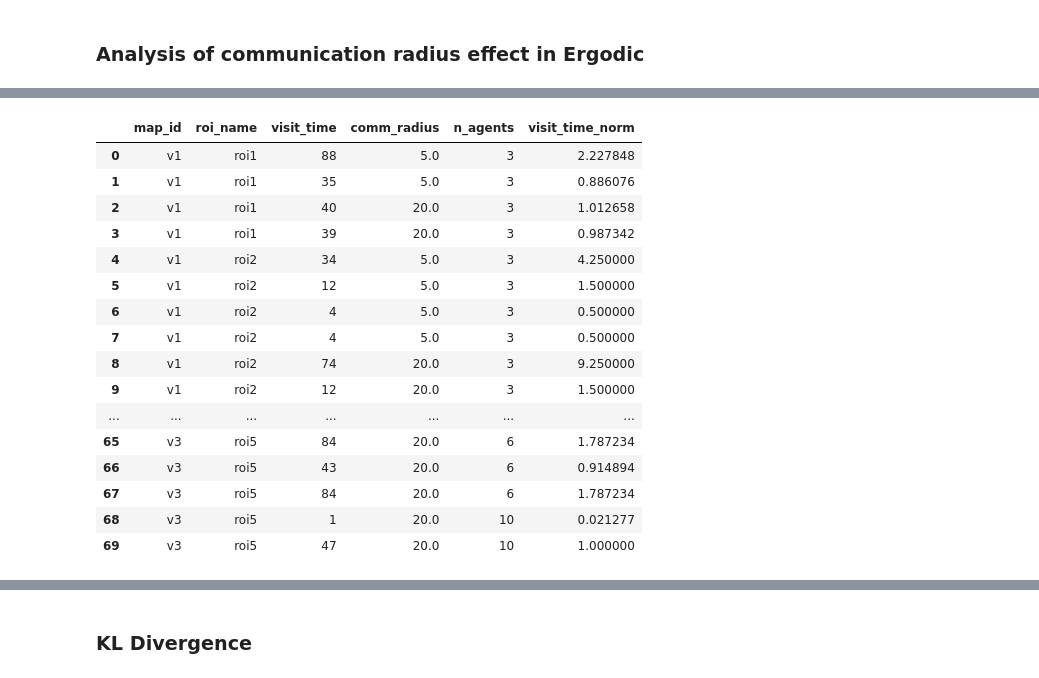
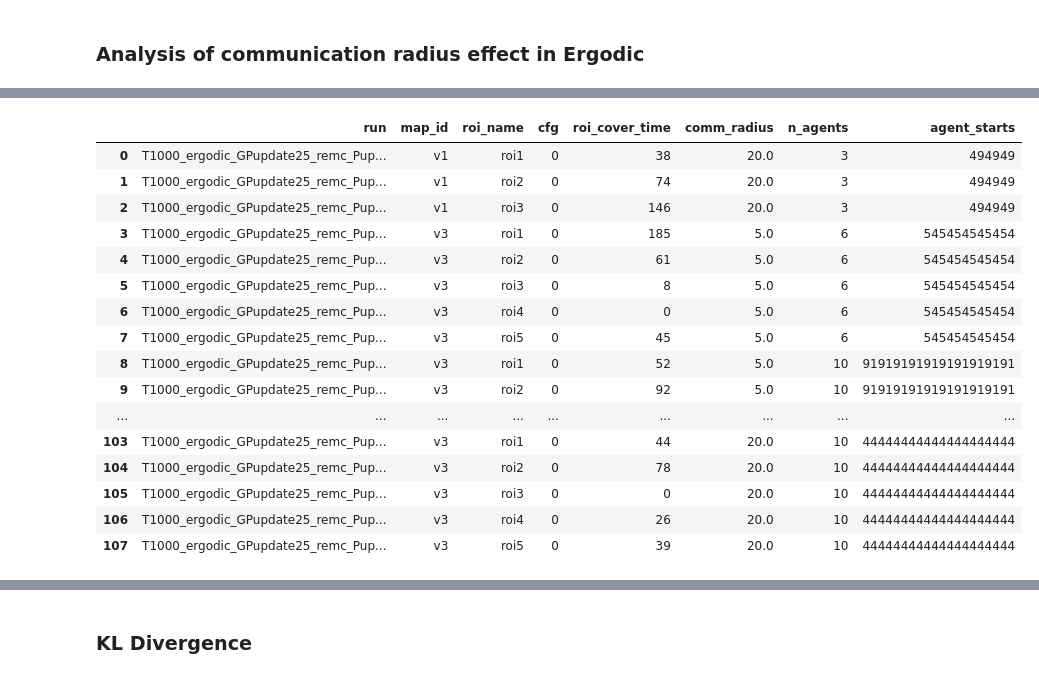
Before and after one commit to sastry-group/MAES, a Jupyter notebook: viz/plot_multiple_methods.ipynb, the cells around one changed output, grey strips where cells are left out. Saved outputs shown, nothing was run; the diff lists cells and outputs as text; code cells hidden in the pictures.

```diff
--- a/viz/plot_multiple_methods.ipynb
+++ b/viz/plot_multiple_methods.ipynb
@@ -895,7 +606,7 @@ print(agent_maps)
 # %% [markdown]
 ### Analysis of communication radius effect in Ergodic
 # %%
-BATCH_DIR = Path("/home/gaby/Documents/UCB/AAM/GIT/sastryrepo/MarkovErgodic/MAES/results/AnalysisComms_v3")
+BATCH_DIR = Path("/home/gaby/Documents/UCB/AAM/GIT/sastryrepo/MarkovErgodic/MAES/results/AnalysisCommRadious_v2")
 for run_dir in list(BATCH_DIR.iterdir()):
     npz = load_run_npz(run_dir)
     print(run_dir.name, "→", get_method_label(npz))
@@ -918,60 +632,71 @@ T1000_ergodic_GPupdate25_remc_Pupdate25_v3_gpucb_static_10_starts444444444444444
 # %%
 roi_rows = []
 
 for run_dir in BATCH_DIR.iterdir():
-    # print("Processing:", run_dir)
     if not run_dir.is_dir():
         continue
 
     npz = load_run_npz(run_dir)
-    label = get_method_label(npz)
+
+    traj_rc_all = npz["traj_rc_all"]
+    true_phi_map_time = npz["true_phi_map_time"]
+    env_dyn = str(npz["env_dyn"])
+
     map_id = extract_map_id_from_name(run_dir.name)
+    n_agents = int(npz["n_agents"])
+    comm_radius = npz["comm_radius"].item()
+    agent_starts = extract_start_from_name(run_dir.name)
 
-    roi_rc   = npz["roi_rc"]                  # (n_roi_cells, 2)
-    roi_name = npz["roi_name"]                # (n_roi_cells,)
-    first_visit = npz["first_visit_step"]     # (nstates,)
-    state_index_map = recover_state_index_map(npz)
+    roi_sets = build_roi_cellsets(
+        npz["roi_rc"],
+        npz["roi_name"]
+    )
 
-    for (r, c), name in zip(roi_rc, roi_name):
-        s = state_index_map[(int(r), int(c))]
-        t = int(first_visit[s])
+    if env_dyn == "static":
+        rows = roi_cover_times_static(
+            traj_rc_all,
+            roi_sets,
+            n_agents
+        )
+    else:
+        rows = roi_cover_times_dynamic(
+            traj_rc_all,
+            roi_sets,
+            n_agents,
+            true_phi_map_time
+        )
 
+    for r in rows:
         roi_rows.append({
+            "run": run_dir.name,
             "map_id": map_id,
-            "roi_name": name,
-            "visit_time": t if t >= 0 else np.nan,
-            "comm_radius": npz["comm_radius"].item(),
-            "n_agents": npz["n_agents"].item(),
+            "roi_name": r["roi"],
+            "cfg": r["cfg"],
+            "roi_cover_time": r["visit_time"],
+            "comm_radius": comm_radius,
+            "n_agents": n_agents,
+            "agent_starts": agent_starts,
         })
 
 roi_df = pd.DataFrame(roi_rows)
-roi_df = roi_df.sort_values(
-    ["map_id", "roi_name", "comm_radius", "n_agents"]
-).reset_index(drop=True)
-
-roi_df["visit_time_norm"] = (
-    roi_df["visit_time"]
-    / roi_df.groupby(["map_id", "roi_name"])["visit_time"].transform("median")
-)
 
 from IPython.display import display
-
 display(roi_df)
 # %% [output]
-|  | map_id | roi_name | visit_time | comm_radius | n_agents | visit_time_norm |
-| 0 | v1 | roi1 | 88 | 5.0 | 3 | 2.227848 |
-| 1 | v1 | roi1 | 35 | 5.0 | 3 | 0.886076 |
-| 2 | v1 | roi1 | 40 | 20.0 | 3 | 1.012658 |
-| 3 | v1 | roi1 | 39 | 20.0 | 3 | 0.987342 |
-| 4 | v1 | roi2 | 34 | 5.0 | 3 | 4.250000 |
-| 5 | v1 | roi2 | 12 | 5.0 | 3 | 1.500000 |
-| 6 | v1 | roi2 | 4 | 5.0 | 3 | 0.500000 |
-| 7 | v1 | roi2 | 4 | 5.0 | 3 | 0.500000 |
-| 8 | v1 | roi2 | 74 | 20.0 | 3 | 9.250000 |
-| 9 | v1 | roi2 | 12 | 20.0 | 3 | 1.500000 |
-| ... | ... | ... | ... | ... | ... | ... |
-| 65 | v3 | roi5 | 84 | 20.0 | 6 | 1.787234 |
-| 66 | v3 | roi5 | 43 | 20.0 | 6 | 0.914894 |
-| 67 | v3 | roi5 | 84 | 20.0 | 6 | 1.787234 |
-| 68 | v3 | roi5 | 1 | 20.0 | 10 | 0.021277 |
-| 69 | v3 | roi5 | 47 | 20.0 | 10 | 1.000000 |
+|  | run | map_id | roi_name | cfg | roi_cover_time | comm_radius | n_agents | agent_starts |
+| 0 | T1000_ergodic_GPupdate25_remc_Pup... | v1 | roi1 | 0 | 38 | 20.0 | 3 | 494949 |
+| 1 | T1000_ergodic_GPupdate25_remc_Pup... | v1 | roi2 | 0 | 74 | 20.0 | 3 | 494949 |
+| 2 | T1000_ergodic_GPupdate25_remc_Pup... | v1 | roi3 | 0 | 146 | 20.0 | 3 | 494949 |
+| 3 | T1000_ergodic_GPupdate25_remc_Pup... | v3 | roi1 | 0 | 185 | 5.0 | 6 | 545454545454 |
+| 4 | T1000_ergodic_GPupdate25_remc_Pup... | v3 | roi2 | 0 | 61 | 5.0 | 6 | 545454545454 |
+| 5 | T1000_ergodic_GPupdate25_remc_Pup... | v3 | roi3 | 0 | 8 | 5.0 | 6 | 545454545454 |
+| 6 | T1000_ergodic_GPupdate25_remc_Pup... | v3 | roi4 | 0 | 0 | 5.0 | 6 | 545454545454 |
+| 7 | T1000_ergodic_GPupdate25_remc_Pup... | v3 | roi5 | 0 | 45 | 5.0 | 6 | 545454545454 |
+| 8 | T1000_ergodic_GPupdate25_remc_Pup... | v3 | roi1 | 0 | 52 | 5.0 | 10 | 91919191919191919191 |
+| 9 | T1000_ergodic_GPupdate25_remc_Pup... | v3 | roi2 | 0 | 92 | 5.0 | 10 | 91919191919191919191 |
+| ... | ... | ... | ... | ... | ... | ... | ... | ... |
+| 103 | T1000_ergodic_GPupdate25_remc_Pup... | v3 | roi1 | 0 | 44 | 20.0 | 10 | 44444444444444444444 |
+| 104 | T1000_ergodic_GPupdate25_remc_Pup... | v3 | roi2 | 0 | 78 | 20.0 | 10 | 44444444444444444444 |
+| 105 | T1000_ergodic_GPupdate25_remc_Pup... | v3 | roi3 | 0 | 0 | 20.0 | 10 | 44444444444444444444 |
+| 106 | T1000_ergodic_GPupdate25_remc_Pup... | v3 | roi4 | 0 | 26 | 20.0 | 10 | 44444444444444444444 |
+| 107 | T1000_ergodic_GPupdate25_remc_Pup... | v3 | roi5 | 0 | 39 | 20.0 | 10 | 44444444444444444444 |
```
Also changed, not shown: parts of 42 cells of this notebook, 2 other files.
